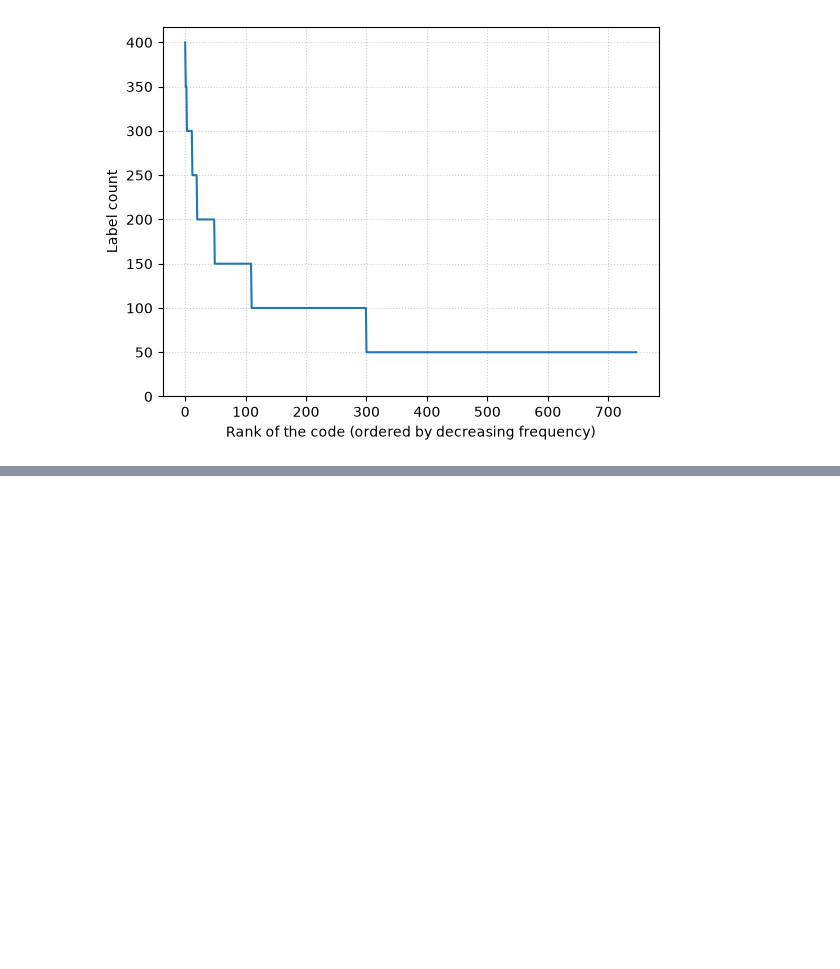
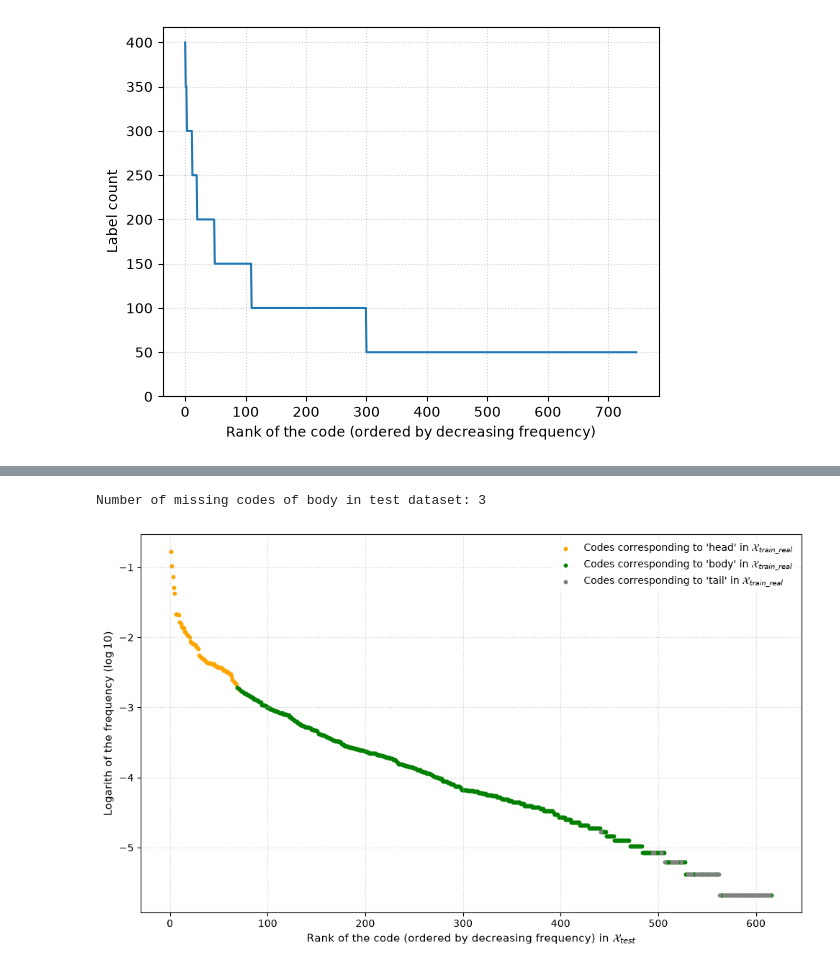
Before and after one commit to mateomorin/Code2Text-presentation, a Jupyter notebook: notebooks/plot_images.ipynb, the cells around one changed output, grey strips where cells are left out. Cells and saved outputs as stored; diff of their text form; code cells hidden in the pictures; blank space fills up the shorter version.

```diff
--- a/notebooks/plot_images.ipynb
+++ b/notebooks/plot_images.ipynb
@@ -117,0 +195,4 @@ plt.show()
+# %%
+head = code_prop.filter(pl.col("rang") < INDEX_DEBUT_CORPS).select("code").to_numpy().flatten()
+body = code_prop.filter((pl.col("rang") >= INDEX_DEBUT_CORPS) &  (pl.col("rang") <= INDEX_FIN_CORPS)).select("code").to_numpy().flatten()
+tail = code_prop.filter(pl.col("rang") > INDEX_FIN_CORPS).select("code").to_numpy().flatten()
@@ -117,0 +218,74 @@ plt.show()
+# %%
+print("Number of missing codes of body in test dataset:", len(set(body) - set(df_test.filter(pl.col("code").is_in(body))["code"].unique().to_numpy())))
+# %% [output]
+Number of missing codes of body in test dataset: 3
+# %%
+import polars as pl
+import numpy as np
+import matplotlib.pyplot as plt
+from sklearn.linear_model import LinearRegression
+
+def color_codes(x):
+    match x:
+        case _ if x in head:
+            return "orange"
+        case _ if x in body:
+            return "green"
+        case _ if x in tail:
+            return "gray"
+        case _:
+            return "unknown"
+
+def map_codes(x):
+    match x:
+        case _ if x in head:
+            return "head"
+        case _ if x in body:
+            return "body"
+        case _ if x in tail:
+            return "tail"
+        case _:
+            return "unknown"
+
+# ==========================================
+# 1. PREPROCESSING
+# ==========================================
+
+code_prop_test = df_test["code"].value_counts(normalize=True).sort(by="proportion", descending=True)
+code_prop_test = code_prop_test.with_columns(pl.col("proportion").log10().alias("log10_proportion"))
+rangs_test = np.arange(1,617)
+code_prop_test = code_prop_test.with_columns(pl.Series("rang", values=rangs_test))
+code_prop_test = code_prop_test.with_columns(pl.col("code").map_elements(color_codes).alias("color"))
+code_prop_test = code_prop_test.with_columns(pl.col("code").map_elements(map_codes).alias("group"))
+
+
+# ==========================================
+# 2. VISUALISATION GRAPHIQUE
+# ==========================================
+plt.figure(figsize=(10, 6), dpi=100)
+
+# Tracé de la courbe globale
+color_ids = code_prop_test["color"]
+for group_name, group_df in code_prop_test.partition_by("group", as_dict=True).items():
+
+    group_color = group_df["color"][0]
+    group_name = group_name[0]
+
+    plt.scatter(
+        group_df["rang"],
+        group_df["log10_proportion"],
+        label="Codes corresponding to '" + group_name + "' in $\mathcal{X}_{train\_real}$",
+        color=group_color,
+        lw=2,
+        s=5
+    )
+# Habillage du graphique
+plt.xlabel("Rank of the code (ordered by decreasing frequency) in $\mathcal{X}_{test}$", fontsize=11)
+plt.ylabel("Logarith of the frequency ($\log10$)", fontsize=11)
+plt.legend(loc="upper right", frameon=True, facecolor="white", edgecolor="none")
+plt.grid(True, linestyle=":", alpha=0.6)
+
+plt.tight_layout()
+plt.show()
+# %% [output]
+[figure, added]
```
Also changed, not shown: parts of 5 cells of this notebook.
